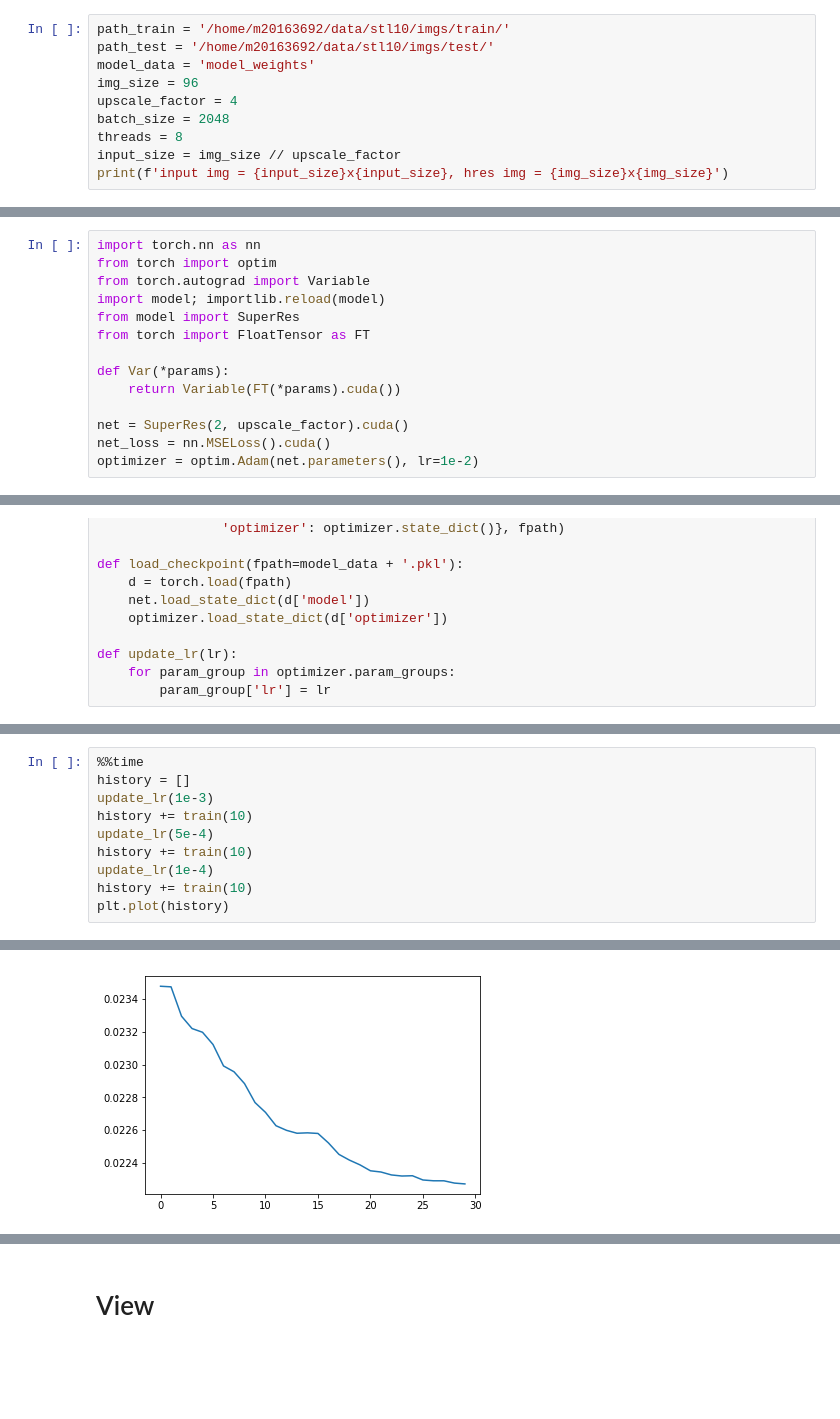
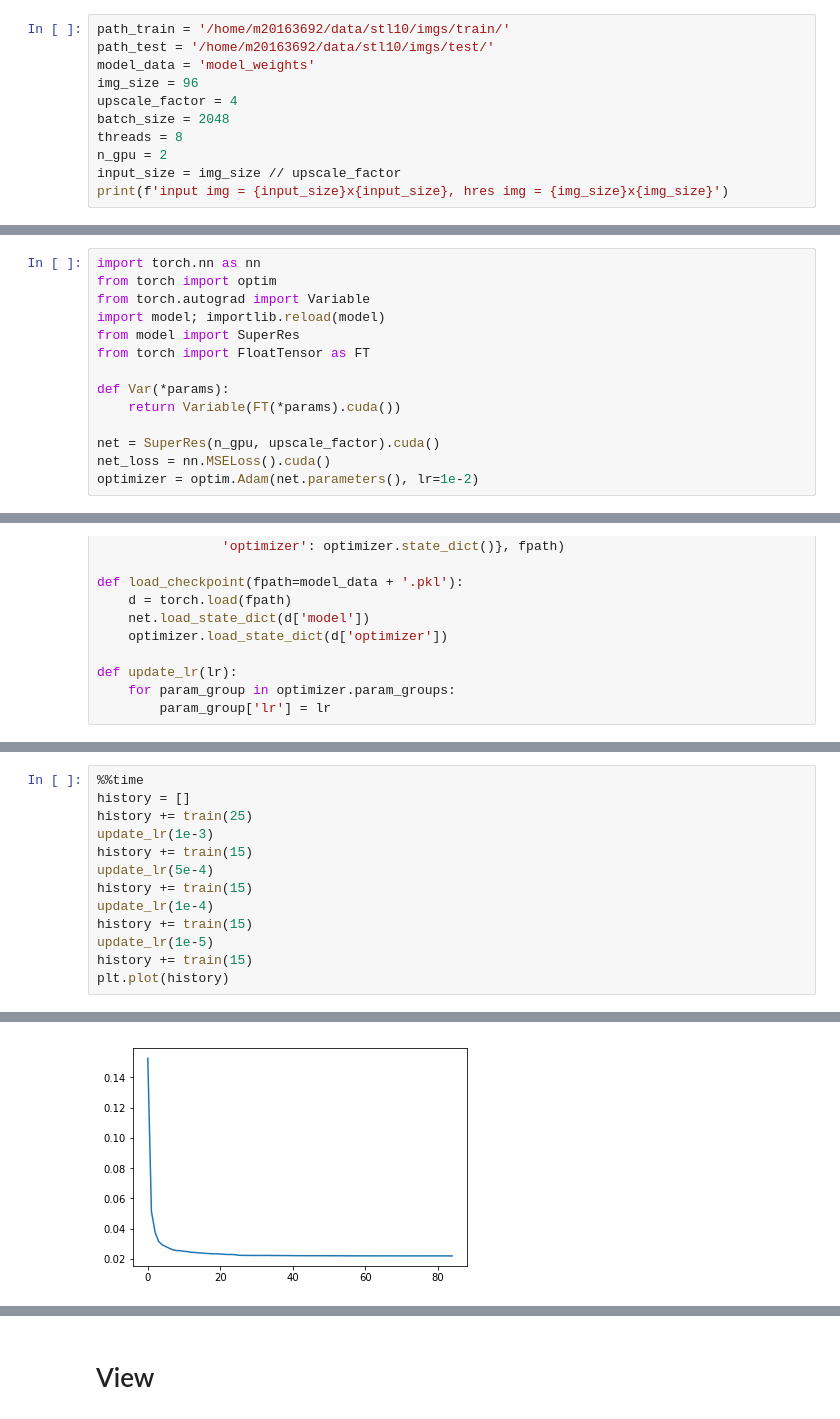
Before and after one commit to renato145/sres, a Jupyter notebook: pytorch/pytorch_version.ipynb, the cells around one changed output, grey strips where cells are left out. Saved outputs shown, nothing was run; the diff lists cells and outputs as text; blank space fills up the shorter version.

```diff
--- a/pytorch/pytorch_version.ipynb
+++ b/pytorch/pytorch_version.ipynb
@@ -19,6 +19,7 @@ img_size = 96
 upscale_factor = 4
 batch_size = 2048
 threads = 8
+n_gpu = 2
 input_size = img_size // upscale_factor
 print(f'input img = {input_size}x{input_size}, hres img = {img_size}x{img_size}')
 # %% [output]
@@ -73,7 +74,7 @@ from torch import FloatTensor as FT
 def Var(*params):
     return Variable(FT(*params).cuda())
 
-net = SuperRes(2, upscale_factor).cuda()
+net = SuperRes(n_gpu, upscale_factor).cuda()
 net_loss = nn.MSELoss().cuda()
 optimizer = optim.Adam(net.parameters(), lr=1e-2)
 # %%
@@ -170,11 +152,14 @@ Wall time: 7min 4s
 # %%
 %%time
 history = []
+history += train(25)
 update_lr(1e-3)
-history += train(10)
+history += train(15)
 update_lr(5e-4)
-history += train(10)
+history += train(15)
 update_lr(1e-4)
-history += train(10)
+history += train(15)
+update_lr(1e-5)
+history += train(15)
 plt.plot(history)
 # %% [output]
@@ -198,2 +183,2 @@ Wall time: 37min 53s
-[figure, old version]
+[figure, new version]
 # %%
```
Also changed, not shown: parts of 8 cells of this notebook.
